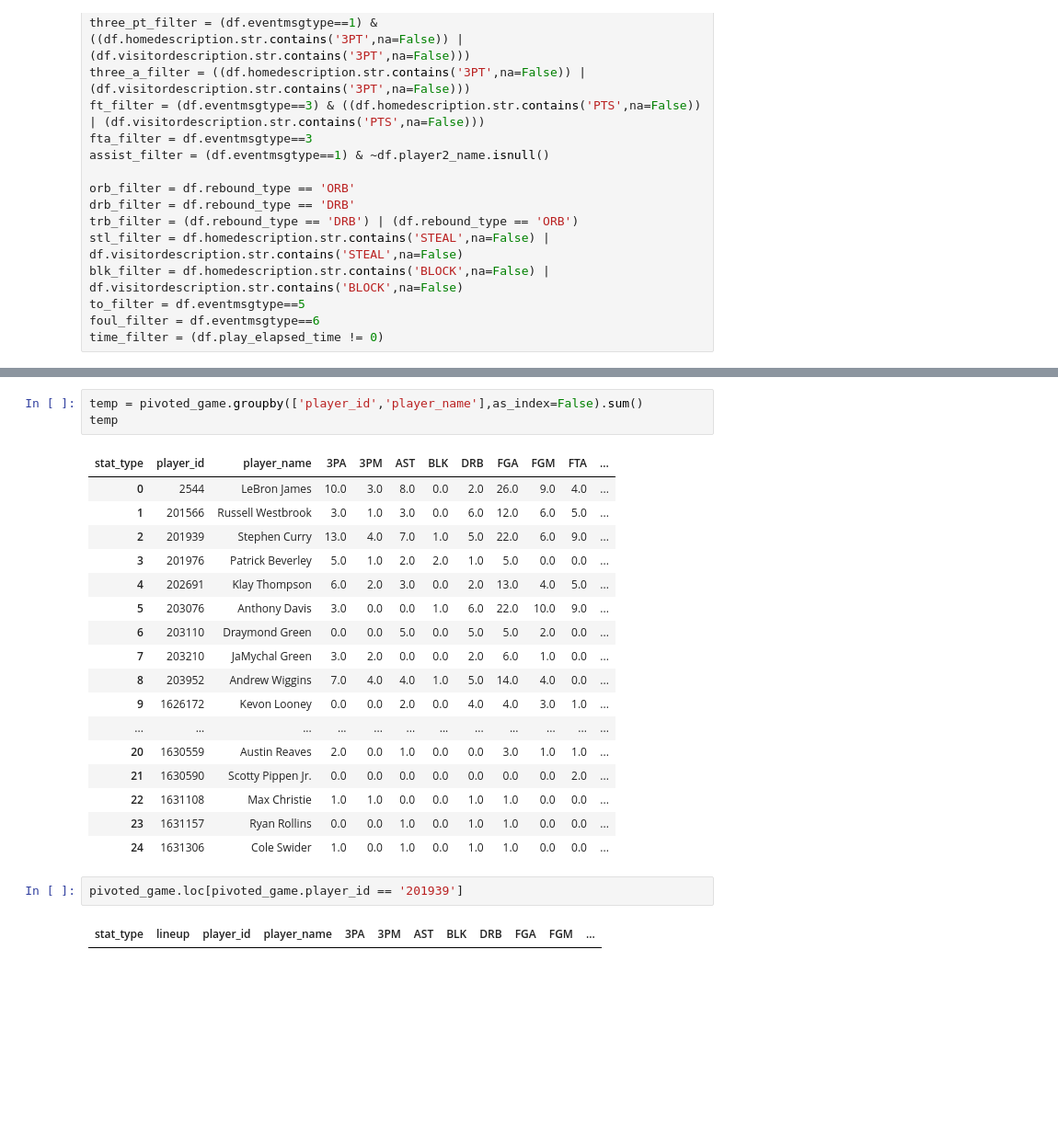
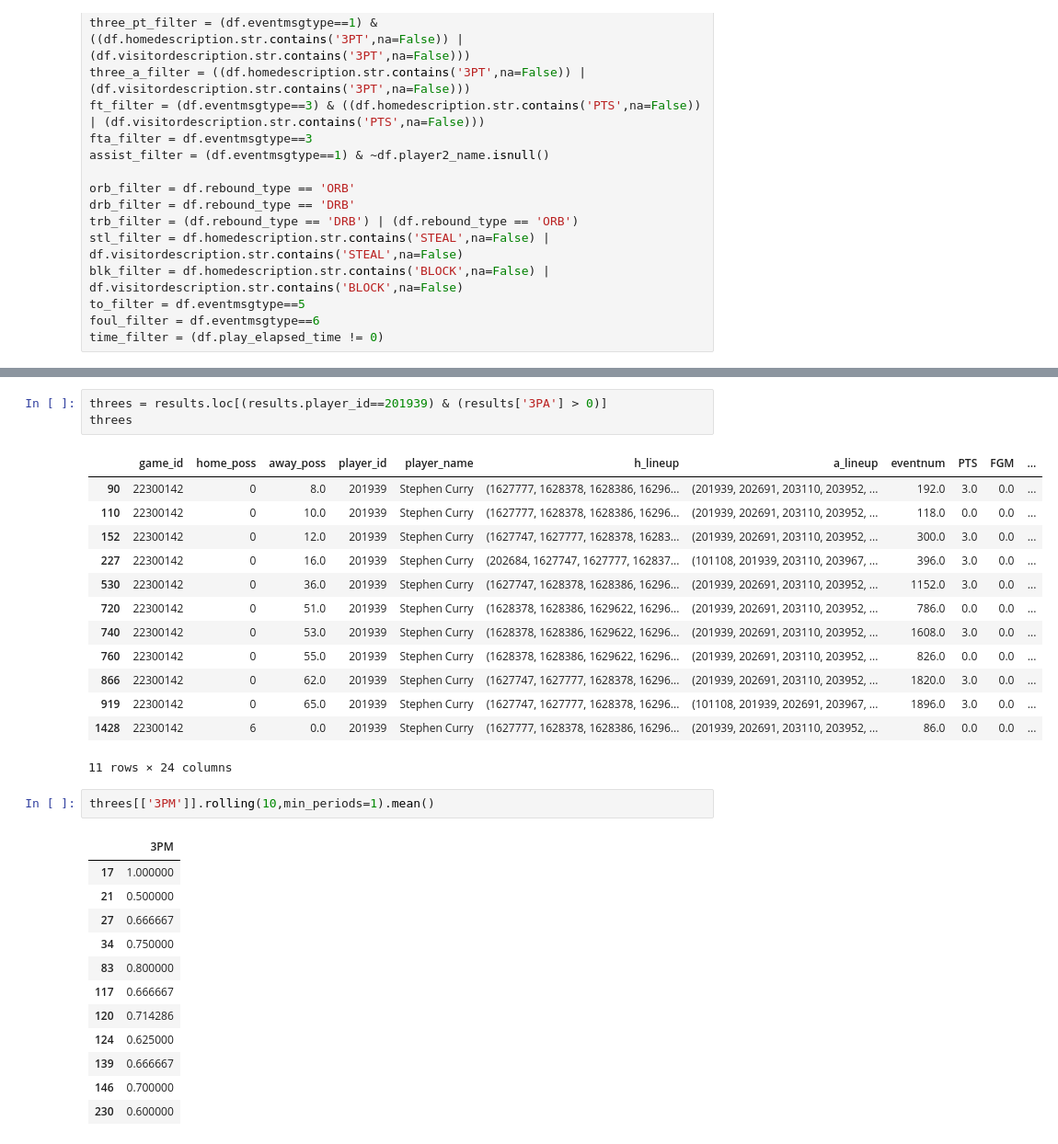
Before and after one commit to madram1423/NBA_betting_model, a Jupyter notebook: pbp/lineup_attr.ipynb, the cells around one changed output, grey strips where cells are left out. Shown at 92% size. Cells and saved outputs as stored; diff of their text form; blank space fills up the shorter version.

```diff
--- a/pbp/lineup_attr.ipynb
+++ b/pbp/lineup_attr.ipynb
@@ -295,25 +193,32 @@ pivoted_game
-# %%
-temp = pivoted_game.groupby(['player_id','player_name'],as_index=False).sum()
-temp
-# %% [output]
-| stat_type | player_id | player_name | 3PA | 3PM | AST | BLK | DRB | FGA | FGM | FTA | ... |
-| 0 | 2544 | LeBron James | 10.0 | 3.0 | 8.0 | 0.0 | 2.0 | 26.0 | 9.0 | 4.0 | ... |
-| 1 | 201566 | Russell Westbrook | 3.0 | 1.0 | 3.0 | 0.0 | 6.0 | 12.0 | 6.0 | 5.0 | ... |
-| 2 | 201939 | Stephen Curry | 13.0 | 4.0 | 7.0 | 1.0 | 5.0 | 22.0 | 6.0 | 9.0 | ... |
-| 3 | 201976 | Patrick Beverley | 5.0 | 1.0 | 2.0 | 2.0 | 1.0 | 5.0 | 0.0 | 0.0 | ... |
-| 4 | 202691 | Klay Thompson | 6.0 | 2.0 | 3.0 | 0.0 | 2.0 | 13.0 | 4.0 | 5.0 | ... |
-| 5 | 203076 | Anthony Davis | 3.0 | 0.0 | 0.0 | 1.0 | 6.0 | 22.0 | 10.0 | 9.0 | ... |
-| 6 | 203110 | Draymond Green | 0.0 | 0.0 | 5.0 | 0.0 | 5.0 | 5.0 | 2.0 | 0.0 | ... |
-| 7 | 203210 | JaMychal Green | 3.0 | 2.0 | 0.0 | 0.0 | 2.0 | 6.0 | 1.0 | 0.0 | ... |
-| 8 | 203952 | Andrew Wiggins | 7.0 | 4.0 | 4.0 | 1.0 | 5.0 | 14.0 | 4.0 | 0.0 | ... |
-| 9 | 1626172 | Kevon Looney | 0.0 | 0.0 | 2.0 | 0.0 | 4.0 | 4.0 | 3.0 | 1.0 | ... |
-| ... | ... | ... | ... | ... | ... | ... | ... | ... | ... | ... | ... |
-| 20 | 1630559 | Austin Reaves | 2.0 | 0.0 | 1.0 | 0.0 | 0.0 | 3.0 | 1.0 | 1.0 | ... |
-| 21 | 1630590 | Scotty Pippen Jr. | 0.0 | 0.0 | 0.0 | 0.0 | 0.0 | 0.0 | 0.0 | 2.0 | ... |
-| 22 | 1631108 | Max Christie | 1.0 | 1.0 | 0.0 | 0.0 | 1.0 | 1.0 | 0.0 | 0.0 | ... |
-| 23 | 1631157 | Ryan Rollins | 0.0 | 0.0 | 1.0 | 0.0 | 1.0 | 1.0 | 0.0 | 0.0 | ... |
-| 24 | 1631306 | Cole Swider | 1.0 | 0.0 | 1.0 | 0.0 | 1.0 | 1.0 | 0.0 | 0.0 | ... |
-# %%
-pivoted_game.loc[pivoted_game.player_id == '201939']
-# %% [output]
-| stat_type | lineup | player_id | player_name | 3PA | 3PM | AST | BLK | DRB | FGA | FGM | ... |
+# %%
+threes = results.loc[(results.player_id==201939) & (results['3PA'] > 0)]
+threes
+# %% [output]
+|  | game_id | home_poss | away_poss | player_id | player_name | h_lineup | a_lineup | eventnum | PTS | FGM | ... |
+| 90 | 22300142 | 0 | 8.0 | 201939 | Stephen Curry | (1627777, 1628378, 1628386, 16296... | (201939, 202691, 203110, 203952, ... | 192.0 | 3.0 | 0.0 | ... |
+| 110 | 22300142 | 0 | 10.0 | 201939 | Stephen Curry | (1627777, 1628378, 1628386, 16296... | (201939, 202691, 203110, 203952, ... | 118.0 | 0.0 | 0.0 | ... |
+| 152 | 22300142 | 0 | 12.0 | 201939 | Stephen Curry | (1627747, 1627777, 1628378, 16283... | (201939, 202691, 203110, 203952, ... | 300.0 | 3.0 | 0.0 | ... |
+| 227 | 22300142 | 0 | 16.0 | 201939 | Stephen Curry | (202684, 1627747, 1627777, 162837... | (101108, 201939, 203110, 203967, ... | 396.0 | 3.0 | 0.0 | ... |
+| 530 | 22300142 | 0 | 36.0 | 201939 | Stephen Curry | (1627747, 1628378, 1628386, 16296... | (201939, 202691, 203110, 203952, ... | 1152.0 | 3.0 | 0.0 | ... |
+| 720 | 22300142 | 0 | 51.0 | 201939 | Stephen Curry | (1628378, 1628386, 1629622, 16296... | (201939, 202691, 203110, 203952, ... | 786.0 | 0.0 | 0.0 | ... |
+| 740 | 22300142 | 0 | 53.0 | 201939 | Stephen Curry | (1628378, 1628386, 1629622, 16296... | (201939, 202691, 203110, 203952, ... | 1608.0 | 3.0 | 0.0 | ... |
+| 760 | 22300142 | 0 | 55.0 | 201939 | Stephen Curry | (1628378, 1628386, 1629622, 16296... | (201939, 202691, 203110, 203952, ... | 826.0 | 0.0 | 0.0 | ... |
+| 866 | 22300142 | 0 | 62.0 | 201939 | Stephen Curry | (1627747, 1627777, 1628378, 16296... | (201939, 202691, 203110, 203952, ... | 1820.0 | 3.0 | 0.0 | ... |
+| 919 | 22300142 | 0 | 65.0 | 201939 | Stephen Curry | (1627747, 1627777, 1628378, 16296... | (101108, 201939, 202691, 203967, ... | 1896.0 | 3.0 | 0.0 | ... |
+| 1428 | 22300142 | 6 | 0.0 | 201939 | Stephen Curry | (1627777, 1628378, 1628386, 16296... | (201939, 202691, 203110, 203952, ... | 86.0 | 0.0 | 0.0 | ... |
+11 rows × 24 columns
+# %%
+threes[['3PM']].rolling(10,min_periods=1).mean()
+# %% [output]
+|  | 3PM |
+| 17 | 1.000000 |
+| 21 | 0.500000 |
+| 27 | 0.666667 |
+| 34 | 0.750000 |
+| 83 | 0.800000 |
+| 117 | 0.666667 |
+| 120 | 0.714286 |
+| 124 | 0.625000 |
+| 139 | 0.666667 |
+| 146 | 0.700000 |
+| 230 | 0.600000 |
```
Also changed, not shown: parts of 17 cells of this notebook, 10 other files.
